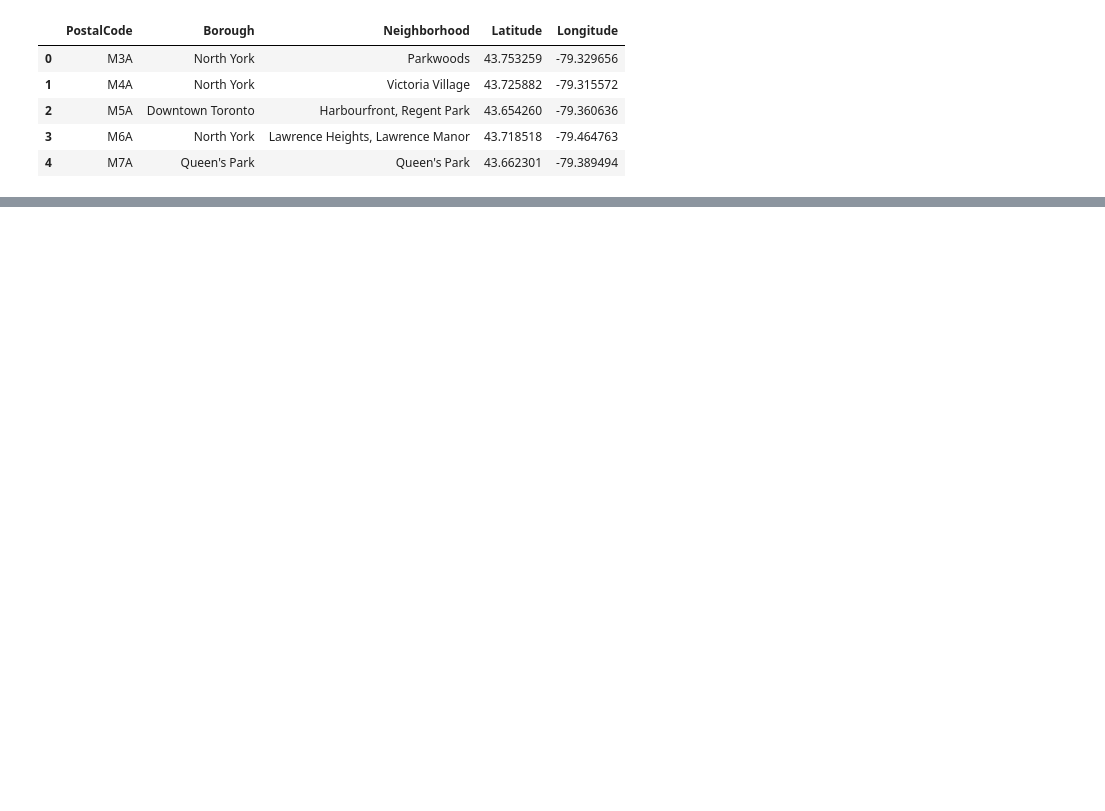
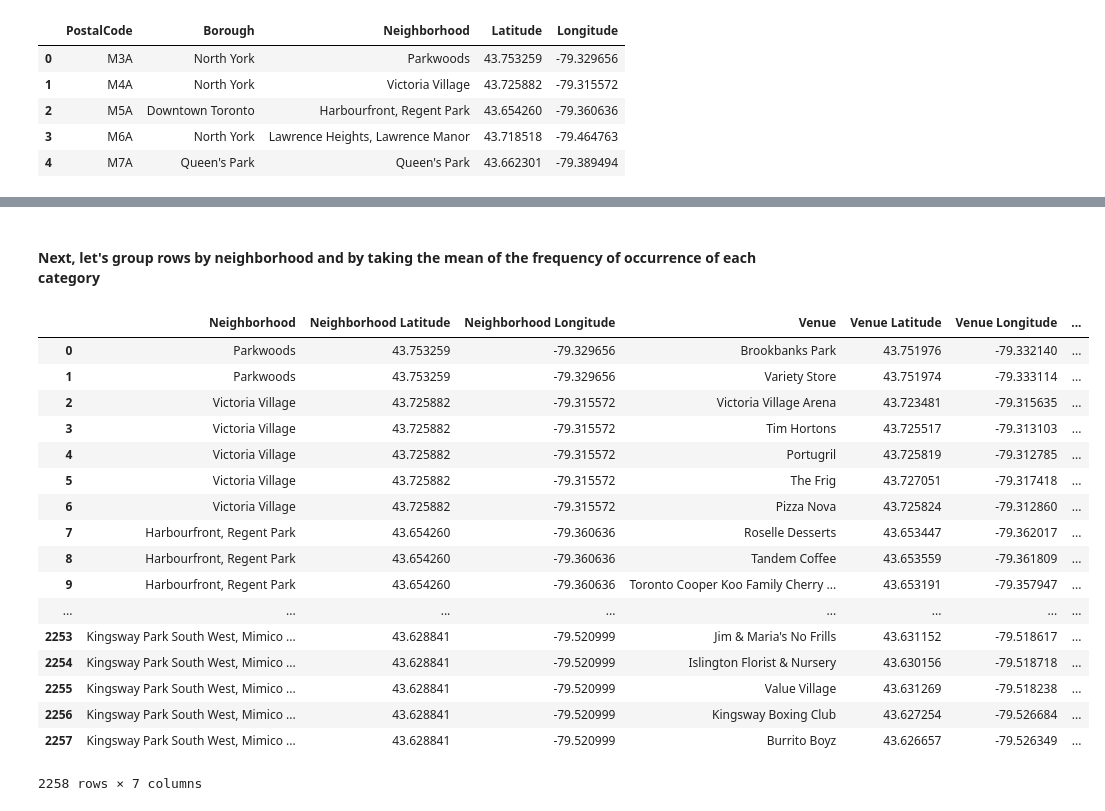
Before and after one commit to thang12l/Coursera_Capstone, a Jupyter notebook: Segmenting and Clustering Neighborhoods.ipynb, the cells around one changed output, grey strips where cells are left out. Saved outputs shown, nothing was run; the diff lists cells and outputs as text; code cells hidden in the pictures; blank space fills up the shorter version.

```diff
--- a/Segmenting and Clustering Neighborhoods.ipynb
+++ b/Segmenting and Clustering Neighborhoods.ipynb
@@ -152,0 +204,4 @@ postal_wgeo_df.head()
+# %%
+CLIENT_ID = 'G1J0YNCE4U1XUBKLSCS2EHO0INWJJ4QM0C1OHCFN1TMEMN0L' # your Foursquare ID
+CLIENT_SECRET = '5DDABKUZVGV2CJK415QLYQL4QV5E5ZXTEWX0ZHTKGWN4P5DD' # your Foursquare Secret
+VERSION = '20191017' # Foursquare API version
@@ -152,0 +248,6 @@ postal_wgeo_df.head()
+# %%
+radius = 500
+LIMIT = 100
+toronto_venues = getNearbyVenues(names=postal_wgeo_df["Neighborhood"],
+                                latitudes=postal_wgeo_df["Latitude"],
+                                longitudes=postal_wgeo_df["Longitude"])
@@ -152,0 +294,23 @@ postal_wgeo_df.head()
+# %% [markdown]
+#### Next, let's group rows by neighborhood and by taking the mean of the frequency of occurrence of each category
+# %%
+toronto_venues
+# %% [output]
+|  | Neighborhood | Neighborhood Latitude | Neighborhood Longitude | Venue | Venue Latitude | Venue Longitude | ... |
+| 0 | Parkwoods | 43.753259 | -79.329656 | Brookbanks Park | 43.751976 | -79.332140 | ... |
+| 1 | Parkwoods | 43.753259 | -79.329656 | Variety Store | 43.751974 | -79.333114 | ... |
+| 2 | Victoria Village | 43.725882 | -79.315572 | Victoria Village Arena | 43.723481 | -79.315635 | ... |
+| 3 | Victoria Village | 43.725882 | -79.315572 | Tim Hortons | 43.725517 | -79.313103 | ... |
+| 4 | Victoria Village | 43.725882 | -79.315572 | Portugril | 43.725819 | -79.312785 | ... |
+| 5 | Victoria Village | 43.725882 | -79.315572 | The Frig | 43.727051 | -79.317418 | ... |
+| 6 | Victoria Village | 43.725882 | -79.315572 | Pizza Nova | 43.725824 | -79.312860 | ... |
+| 7 | Harbourfront, Regent Park | 43.654260 | -79.360636 | Roselle Desserts | 43.653447 | -79.362017 | ... |
+| 8 | Harbourfront, Regent Park | 43.654260 | -79.360636 | Tandem Coffee | 43.653559 | -79.361809 | ... |
+| 9 | Harbourfront, Regent Park | 43.654260 | -79.360636 | Toronto Cooper Koo Family Cherry ... | 43.653191 | -79.357947 | ... |
+| ... | ... | ... | ... | ... | ... | ... | ... |
+| 2253 | Kingsway Park South West, Mimico ... | 43.628841 | -79.520999 | Jim & Maria's No Frills | 43.631152 | -79.518617 | ... |
+| 2254 | Kingsway Park South West, Mimico ... | 43.628841 | -79.520999 | Islington Florist & Nursery | 43.630156 | -79.518718 | ... |
+| 2255 | Kingsway Park South West, Mimico ... | 43.628841 | -79.520999 | Value Village | 43.631269 | -79.518238 | ... |
+| 2256 | Kingsway Park South West, Mimico ... | 43.628841 | -79.520999 | Kingsway Boxing Club | 43.627254 | -79.526684 | ... |
+| 2257 | Kingsway Park South West, Mimico ... | 43.628841 | -79.520999 | Burrito Boyz | 43.626657 | -79.526349 | ... |
+2258 rows × 7 columns
```
Also changed, not shown: parts of 31 cells of this notebook.
